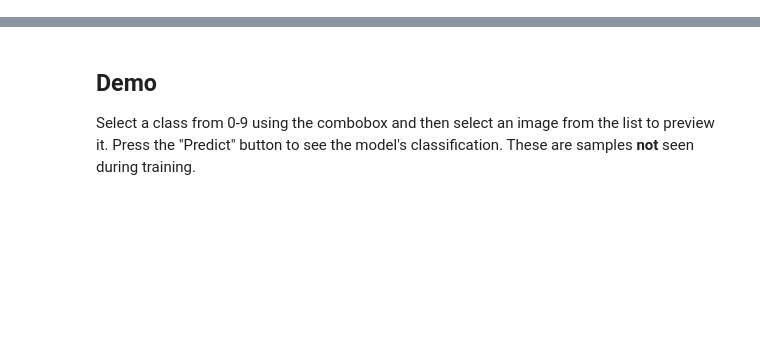
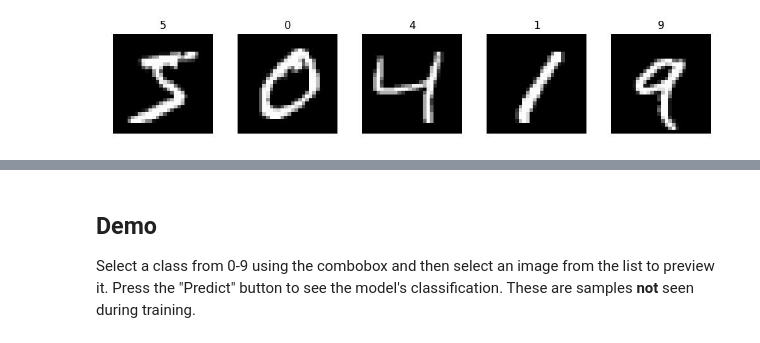
Before and after one commit to adamelliotfields/lab, a Jupyter notebook: files/tf/mnist.ipynb, the cells around one changed output, grey strips where cells are left out. Cells and saved outputs as stored; diff of their text form; code cells hidden in the pictures; blank space fills up the shorter version.

Commit message:
Lib and models (#32)
* Rename SPY (5e46959)
* Add Tensorflow notes (74386e2)
* Add lib (1844eaa)
* Add models (a7c7532)
* Update readme (fb64cf4)

```diff
--- a/files/tf/mnist.ipynb
+++ b/files/tf/mnist.ipynb
@@ -193,0 +36,24 @@ plot_history(history, metrics, EPOCHS)
+# %%
+# @title Config
+VERBOSE = 0
+EPOCHS = 10
+BATCH_SIZE = 200
+TEST_SIZE = 10000
+TRAIN_SIZE = 57000
+VALIDATION_SIZE = 3000
+MODEL_PATH = "lenet-mnist.keras"
+HISTORY_PATH = "lenet-mnist-history.pkl"
+# %%
+# @title Data
+def prepare_data(X, y):
+    image = tf.expand_dims(X, -1)
+    image = tf.image.convert_image_dtype(image, tf.float32)
+    label = tf.one_hot(y, 10)
+    return image, label
+
+
+mnist_train, mnist_test = load_keras_dataset("mnist", map_func=prepare_data, batch_size=BATCH_SIZE)
+mnist_validation = mnist_train.skip(TRAIN_SIZE // BATCH_SIZE).take(VALIDATION_SIZE // BATCH_SIZE)
+show_dataset_images(mnist_train, unbatch=True)
+# %% [output]
+[figure, added]
```
Also changed, not shown: parts of 8 cells of this notebook, 11 other files.
